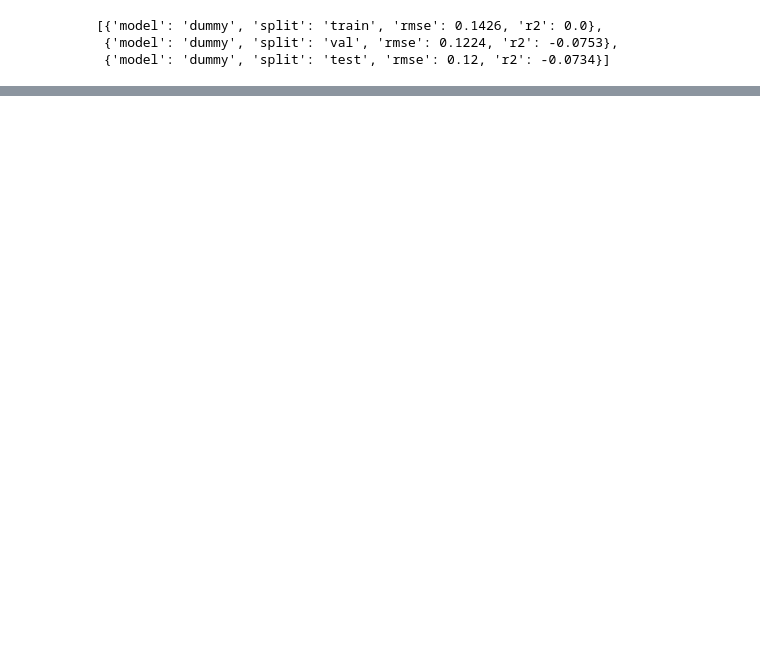
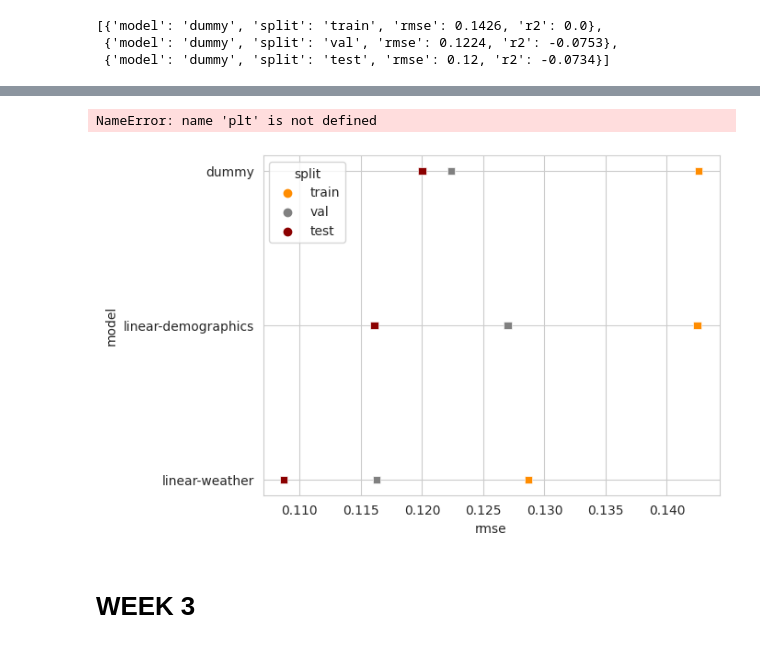
Before and after one commit to sillehm/DataSci-AU-24, a Jupyter notebook: nbs/group_RMDS/exercise_SHM.ipynb, the cells around one changed output, grey strips where cells are left out. Saved outputs shown, nothing was run; the diff lists cells and outputs as text; code cells hidden in the pictures; blank space fills up the shorter version.

```diff
--- a/nbs/group_RMDS/exercise_SHM.ipynb
+++ b/nbs/group_RMDS/exercise_SHM.ipynb
@@ -176,0 +212,12 @@ performances
+# %%
+
+for x,y,nsplit in zip([X_train, X_val, X_test],
+                    [y_train, y_val, y_test],
+                    ['train', 'val', 'test']):
+    preds = reg.predict(x["instant"].to_numpy().reshape(-1,1))
+    r2 = r2_score(y, preds)
+    performance = np.sqrt(mean_squared_error(y, preds))
+    performances.append({'model': 'linear-demographics',
+                         'split': nsplit,
+                         'rmse': performance.round(4),
+                         'r2': r2.round(4)})
@@ -176,0 +257,15 @@ performances
+# %%
+weather_pred = X_train[["hum", "temp", "season_1", "season_2", "season_3", "season_4"]].to_numpy()
+# %%
+reg = LinearRegression().fit(weather_pred, y_train)
+# %%
+for x,y,nsplit in zip([X_train, X_val, X_test],
+                    [y_train, y_val, y_test],
+                    ['train', 'val', 'test']):
+    preds = reg.predict(x[["hum", "temp", "season_1", "season_2", "season_3", "season_4"]].to_numpy())
+    r2 = r2_score(y, preds)
+    performance = np.sqrt(mean_squared_error(y, preds))
+    performances.append({'model': 'linear-weather',
+                         'split': nsplit,
+                         'rmse': performance.round(4),
+                         'r2': r2.round(4)})
@@ -176,0 +293,16 @@ performances
+# %%
+# plotting performance
+perf_df = pd.DataFrame(performances)
+
+sns.set_style('whitegrid')
+sns.scatterplot(data=perf_df.sort_values(by='rmse', ascending=False),
+                y='model',
+                x='rmse',
+                marker='s',
+                hue='split', palette=['darkorange', 'grey', 'darkred'])
+plt.show()
+# %% [output]
+NameError: name 'plt' is not defined
+[figure, added]
+# %% [markdown]
+# WEEK 3
```
Also changed, not shown: parts of 17 cells of this notebook, 5 other files.
